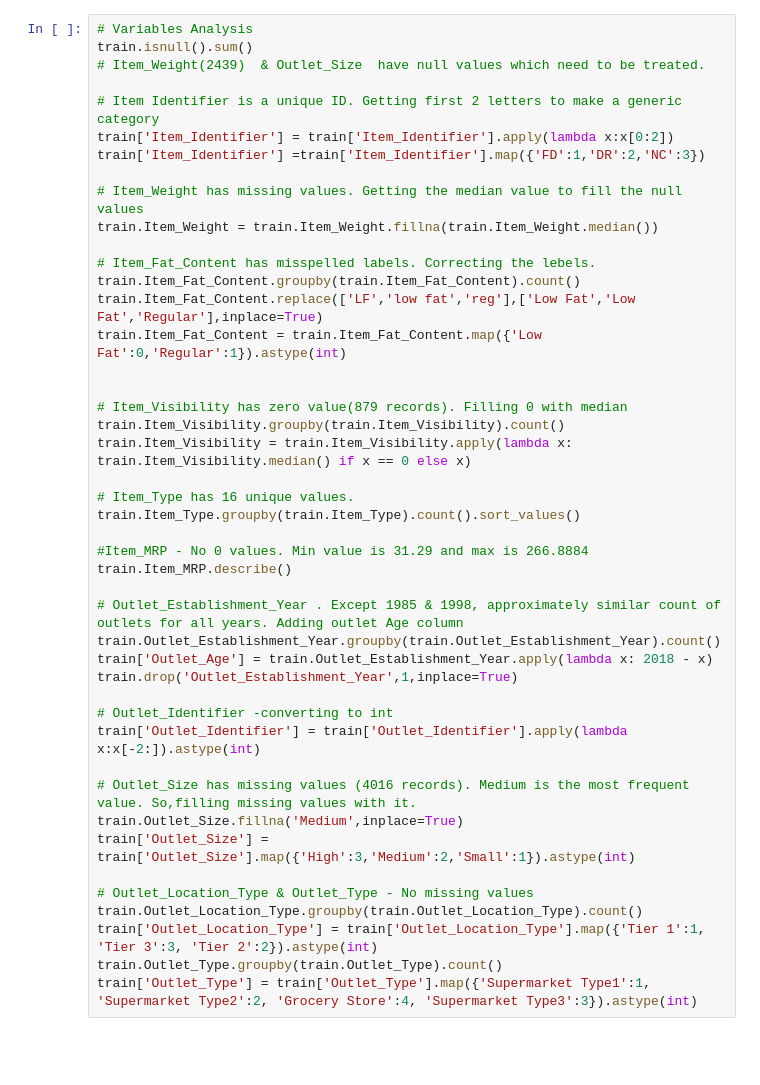
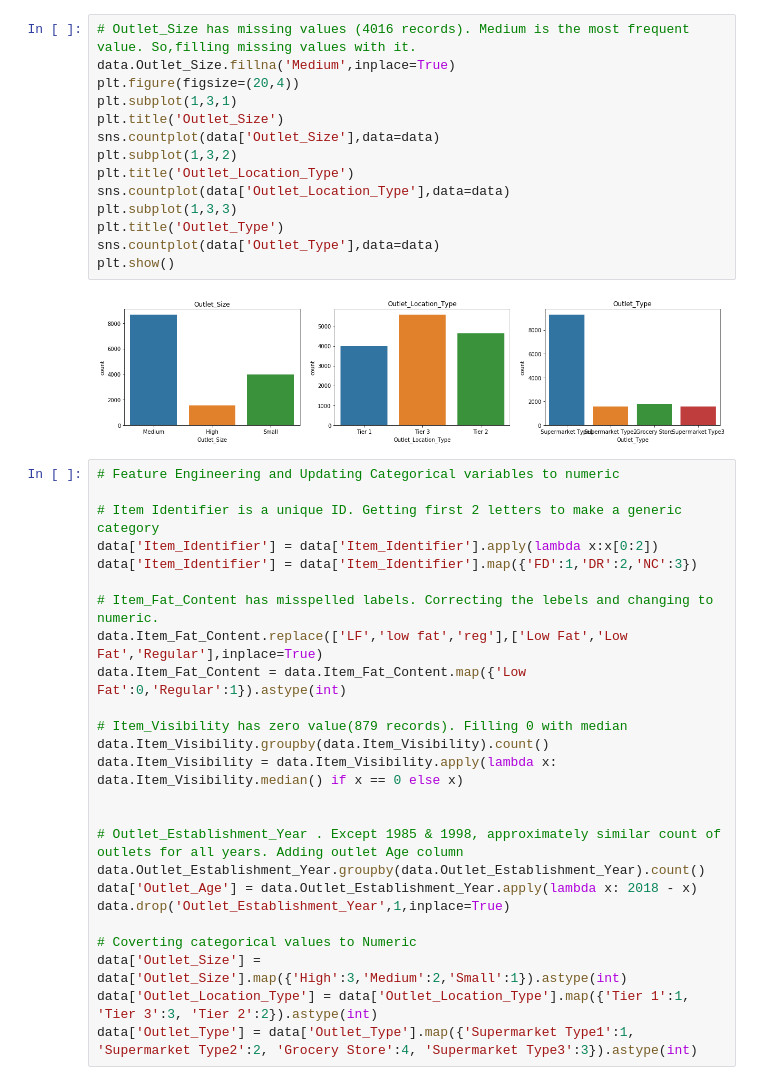
Before and after one commit to ashabhats/BigMart_Sales_Prediction, a Jupyter notebook: BigMart_Sales.ipynb, the cells around one changed output. Cells and saved outputs as stored; diff of their text form; blank space fills up the shorter version.

```diff
--- a/BigMart_Sales.ipynb
+++ b/BigMart_Sales.ipynb
@@ -32,45 +133,41 @@ train = train[cols]
+# %%
+# Outlet_Size has missing values (4016 records). Medium is the most frequent value. So,filling missing values with it.
+data.Outlet_Size.fillna('Medium',inplace=True)
+plt.figure(figsize=(20,4))
+plt.subplot(1,3,1)
+plt.title('Outlet_Size')
+sns.countplot(data['Outlet_Size'],data=data)
+plt.subplot(1,3,2)
+plt.title('Outlet_Location_Type')
+sns.countplot(data['Outlet_Location_Type'],data=data)
+plt.subplot(1,3,3)
+plt.title('Outlet_Type')
+sns.countplot(data['Outlet_Type'],data=data)
+plt.show()
+# %% [output]
+[figure, added]
 # %%
-# Variables Analysis
-train.isnull().sum()
-# Item_Weight(2439)  & Outlet_Size  have null values which need to be treated.
+# Feature Engineering and Updating Categorical variables to numeric
 
 # Item Identifier is a unique ID. Getting first 2 letters to make a generic category
-train['Item_Identifier'] = train['Item_Identifier'].apply(lambda x:x[0:2])
-train['Item_Identifier'] =train['Item_Identifier'].map({'FD':1,'DR':2,'NC':3})
+data['Item_Identifier'] = data['Item_Identifier'].apply(lambda x:x[0:2])
+data['Item_Identifier'] = data['Item_Identifier'].map({'FD':1,'DR':2,'NC':3})
 
-# Item_Weight has missing values. Getting the median value to fill the null values
-train.Item_Weight = train.Item_Weight.fillna(train.Item_Weight.median())
+# Item_Fat_Content has misspelled labels. Correcting the lebels and changing to numeric.
+data.Item_Fat_Content.replace(['LF','low fat','reg'],['Low Fat','Low Fat','Regular'],inplace=True)
+data.Item_Fat_Content = data.Item_Fat_Content.map({'Low Fat':0,'Regular':1}).astype(int)
 
-# Item_Fat_Content has misspelled labels. Correcting the lebels.
-train.Item_Fat_Content.groupby(train.Item_Fat_Content).count()
-train.Item_Fat_Content.replace(['LF','low fat','reg'],['Low Fat','Low Fat','Regular'],inplace=True)
-train.Item_Fat_Content = train.Item_Fat_Content.map({'Low Fat':0,'Regular':1}).astype(int)
+# Item_Visibility has zero value(879 records). Filling 0 with median
+data.Item_Visibility.groupby(data.Item_Visibility).count()
+data.Item_Visibility = data.Item_Visibility.apply(lambda x: data.Item_Visibility.median() if x == 0 else x)
 
 
-# Item_Visibility has zero value(879 records). Filling 0 with median
-train.Item_Visibility.groupby(train.Item_Visibility).count()
-train.Item_Visibility = train.Item_Visibility.apply(lambda x: train.Item_Visibility.median() if x == 0 else x)
+# Outlet_Establishment_Year . Except 1985 & 1998, approximately similar count of outlets for all years. Adding outlet Age column
+data.Outlet_Establishment_Year.groupby(data.Outlet_Establishment_Year).count()
+data['Outlet_Age'] = data.Outlet_Establishment_Year.apply(lambda x: 2018 - x)
+data.drop('Outlet_Establishment_Year',1,inplace=True)
 
-# Item_Type has 16 unique values.
-train.Item_Type.groupby(train.Item_Type).count().sort_values()
-
-#Item_MRP - No 0 values. Min value is 31.29 and max is 266.8884
-train.Item_MRP.describe()
-
-# Outlet_Establishment_Year . Except 1985 & 1998, approximately similar count of outlets for all years. Adding outlet Age column
-train.Outlet_Establishment_Year.groupby(train.Outlet_Establishment_Year).count()
-train['Outlet_Age'] = train.Outlet_Establishment_Year.apply(lambda x: 2018 - x)
-train.drop('Outlet_Establishment_Year',1,inplace=True)
-
-# Outlet_Identifier -converting to int
-train['Outlet_Identifier'] = train['Outlet_Identifier'].apply(lambda x:x[-2:]).astype(int)
-
-# Outlet_Size has missing values (4016 records). Medium is the most frequent value. So,filling missing values with it.
-train.Outlet_Size.fillna('Medium',inplace=True)
-train['Outlet_Size'] = train['Outlet_Size'].map({'High':3,'Medium':2,'Small':1}).astype(int)
-
-# Outlet_Location_Type & Outlet_Type - No missing values
-train.Outlet_Location_Type.groupby(train.Outlet_Location_Type).count()
-train['Outlet_Location_Type'] = train['Outlet_Location_Type'].map({'Tier 1':1, 'Tier 3':3, 'Tier 2':2}).astype(int)
-train.Outlet_Type.groupby(train.Outlet_Type).count()
-train['Outlet_Type'] = train['Outlet_Type'].map({'Supermarket Type1':1, 'Supermarket Type2':2, 'Grocery Store':4, 'Supermarket Type3':3}).astype(int)
+# Coverting categorical values to Numeric
+data['Outlet_Size'] = data['Outlet_Size'].map({'High':3,'Medium':2,'Small':1}).astype(int)
+data['Outlet_Location_Type'] = data['Outlet_Location_Type'].map({'Tier 1':1, 'Tier 3':3, 'Tier 2':2}).astype(int)
+data['Outlet_Type'] = data['Outlet_Type'].map({'Supermarket Type1':1, 'Supermarket Type2':2, 'Grocery Store':4, 'Supermarket Type3':3}).astype(int)
```
Also changed, not shown: parts of 20 cells of this notebook.
